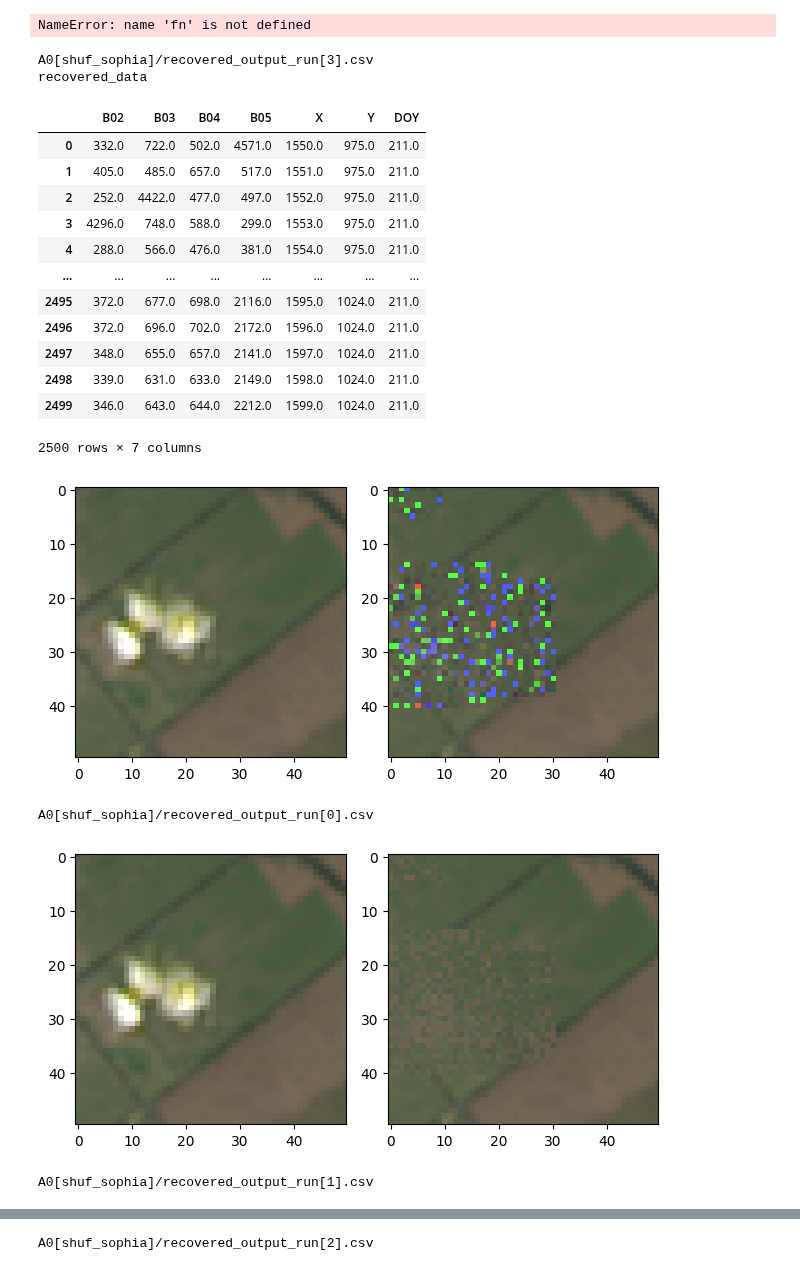
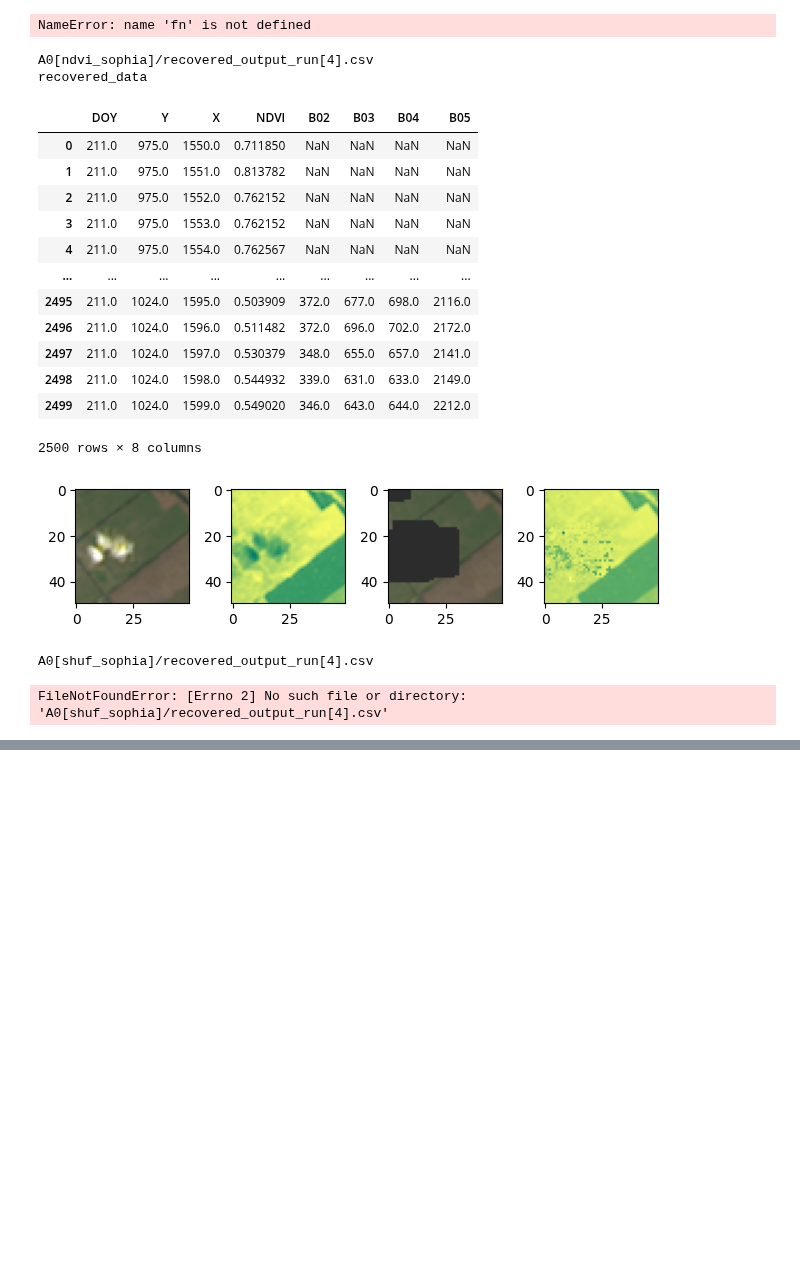
Before and after one commit to koyacolab/aispace, a Jupyter notebook: ainf.ipynb, the cells around one changed output, grey strips where cells are left out. Drawn from its saved outputs; the diff is of its cells as text; code cells hidden in the pictures; blank space fills up the shorter version.

```diff
--- a/ainf.ipynb
+++ b/ainf.ipynb
@@ -156,7 +156,7 @@ class HLSInference(HLSDataSet):
         # self.nan_data_resid  = self.nan_data.loc[(nan_data['DOY'] != doy)]
         # self.nan_data_resid  = self.nan_data_resid.reset_index(drop=True)
 
-    def _impute(self, model, device='cuda', k=400, max_length=1000, temperature=0.01):
+    def _impute(self, model, columns_impute=['NDVI', 'X', 'Y', 'DOY'], device='cuda', k=400, max_length=1000, temperature=0.01):
 
         self.nan_data_doy = self.to_impute.loc[(self.to_impute['DOY'] == self.doy_to_impute)]
         self.nan_data_doy = self.nan_data_doy.reset_index(drop=True)
@@ -178,7 +178,7 @@ class HLSInference(HLSDataSet):
         # Get the DataFrame with columns in reverse order
         self.nan_data_doy = self.nan_data_doy[self.nan_data_doy.columns[::-1]].copy()
 
-        self.imputed_data = model.impute(self.nan_data_doy, k=k, max_length=max_length, temperature=temperature, device=device)
+        self.imputed_data = model.impute(self.nan_data_doy[columns_impute], k=k, max_length=max_length, temperature=temperature, device=device)
         # imputed_file = f'A0[optim_sophia]/imputed_output_run[3].csv'
         # self.imputed_data = pd.read_csv(imputed_file)
         # self.imputed_data = self.nan_data_doy.copy()
@@ -545,53 +546,52 @@ fn
 fn
 # %%
 
-i_run=3
+i_run=4
 
 # imputed_file = f'{experiment_dir}/imputed_output_run[{i_run}].csv'
 # imputed_data = hls_data._read_imputed(imputed_file)
 
 imputed_file = f'{experiment_dir}/recovered_output_run[{i_run}].csv'
 recovered_data = hls_data._read_recovered(imputed_file)
 
 # display(imputed_data)
 print('recovered_data')
 display(recovered_data)
 
 hls_data._set_inference_recovered()
 hls_data._inference_imshow()
 
 
 # fn
 experiment_dir = 'A0[shuf_sophia]'
 # experiment_dir = 'A0[great_sophia]'
 imputed_file = f'{experiment_dir}/recovered_output_run[{i_run}].csv'
-for i_run in range(0,4):
+for i_run in range(4,5):
   imputed_file = f'{experiment_dir}/recovered_output_run[{i_run}].csv'
   recovered_data = hls_data._read_recovered(imputed_file)
 
   hls_data._set_inference_recovered()
   hls_data._inference_imshow()
 # display(recovered_data)
 # recovered_data = pd.read_csv(imputed_file)
 
 # display(recovered_data)
 # %% [output]
-A0[shuf_sophia]/recovered_output_run[3].csv
+A0[ndvi_sophia]/recovered_output_run[4].csv
 recovered_data
-|  | B02 | B03 | B04 | B05 | X | Y | DOY |
-| 0 | 332.0 | 722.0 | 502.0 | 4571.0 | 1550.0 | 975.0 | 211.0 |
-| 1 | 405.0 | 485.0 | 657.0 | 517.0 | 1551.0 | 975.0 | 211.0 |
-| 2 | 252.0 | 4422.0 | 477.0 | 497.0 | 1552.0 | 975.0 | 211.0 |
-| 3 | 4296.0 | 748.0 | 588.0 | 299.0 | 1553.0 | 975.0 | 211.0 |
-| 4 | 288.0 | 566.0 | 476.0 | 381.0 | 1554.0 | 975.0 | 211.0 |
-| ... | ... | ... | ... | ... | ... | ... | ... |
-| 2495 | 372.0 | 677.0 | 698.0 | 2116.0 | 1595.0 | 1024.0 | 211.0 |
-| 2496 | 372.0 | 696.0 | 702.0 | 2172.0 | 1596.0 | 1024.0 | 211.0 |
-| 2497 | 348.0 | 655.0 | 657.0 | 2141.0 | 1597.0 | 1024.0 | 211.0 |
-| 2498 | 339.0 | 631.0 | 633.0 | 2149.0 | 1598.0 | 1024.0 | 211.0 |
-| 2499 | 346.0 | 643.0 | 644.0 | 2212.0 | 1599.0 | 1024.0 | 211.0 |
+|  | DOY | Y | X | NDVI | B02 | B03 | B04 | B05 |
+| 0 | 211.0 | 975.0 | 1550.0 | 0.711850 | NaN | NaN | NaN | NaN |
+| 1 | 211.0 | 975.0 | 1551.0 | 0.813782 | NaN | NaN | NaN | NaN |
+| 2 | 211.0 | 975.0 | 1552.0 | 0.762152 | NaN | NaN | NaN | NaN |
+| 3 | 211.0 | 975.0 | 1553.0 | 0.762152 | NaN | NaN | NaN | NaN |
+| 4 | 211.0 | 975.0 | 1554.0 | 0.762567 | NaN | NaN | NaN | NaN |
+| ... | ... | ... | ... | ... | ... | ... | ... | ... |
+| 2495 | 211.0 | 1024.0 | 1595.0 | 0.503909 | 372.0 | 677.0 | 698.0 | 2116.0 |
+| 2496 | 211.0 | 1024.0 | 1596.0 | 0.511482 | 372.0 | 696.0 | 702.0 | 2172.0 |
+| 2497 | 211.0 | 1024.0 | 1597.0 | 0.530379 | 348.0 | 655.0 | 657.0 | 2141.0 |
+| 2498 | 211.0 | 1024.0 | 1598.0 | 0.544932 | 339.0 | 631.0 | 633.0 | 2149.0 |
+| 2499 | 211.0 | 1024.0 | 1599.0 | 0.549020 | 346.0 | 643.0 | 644.0 | 2212.0 |
-2500 rows × 7 columns
+2500 rows × 8 columns
-[figure, old version]
+[figure, new version]
-A0[shuf_sophia]/recovered_output_run[0].csv
+A0[shuf_sophia]/recovered_output_run[4].csv
-[figure, removed]
-A0[shuf_sophia]/recovered_output_run[1].csv
+FileNotFoundError: [Errno 2] No such file or directory: 'A0[shuf_sophia]/recovered_output_run[4].csv'
@@ -599 +597,0 @@ A0[shuf_sophia]/recovered_output_run[1].csv
-A0[shuf_sophia]/recovered_output_run[2].csv
```
Also changed, not shown: parts of 4 cells of this notebook, 2 other files.
